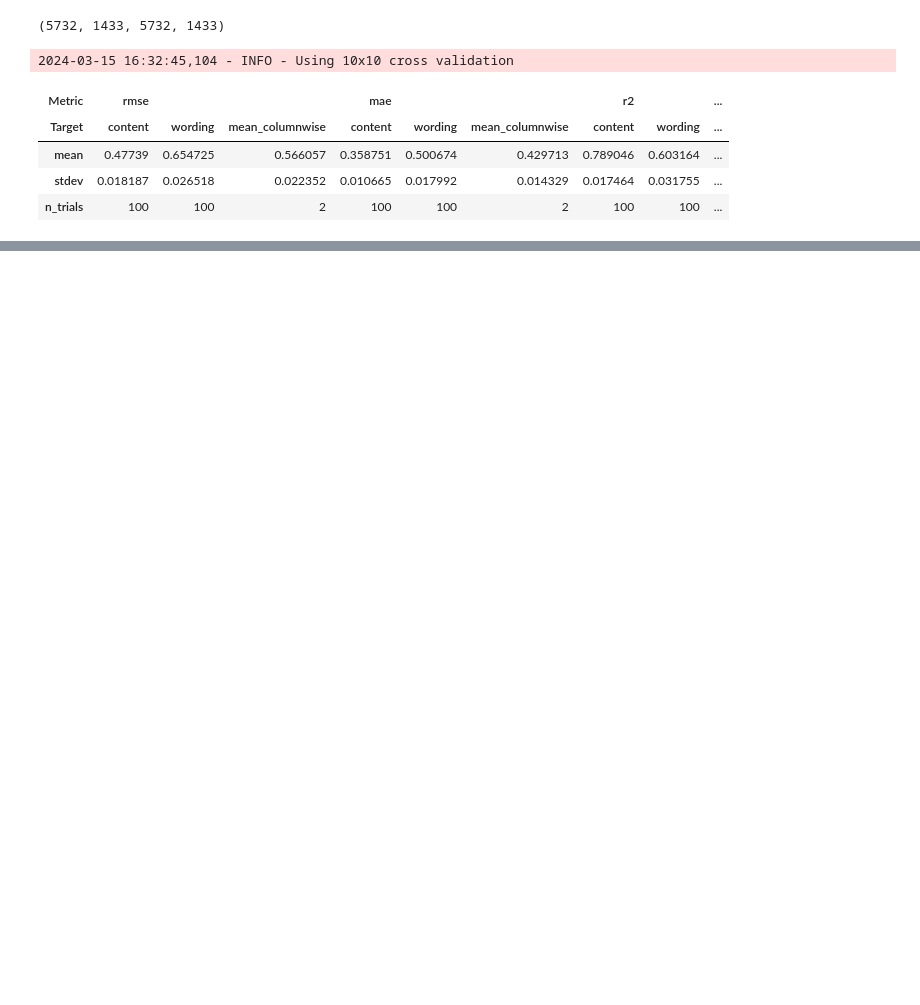
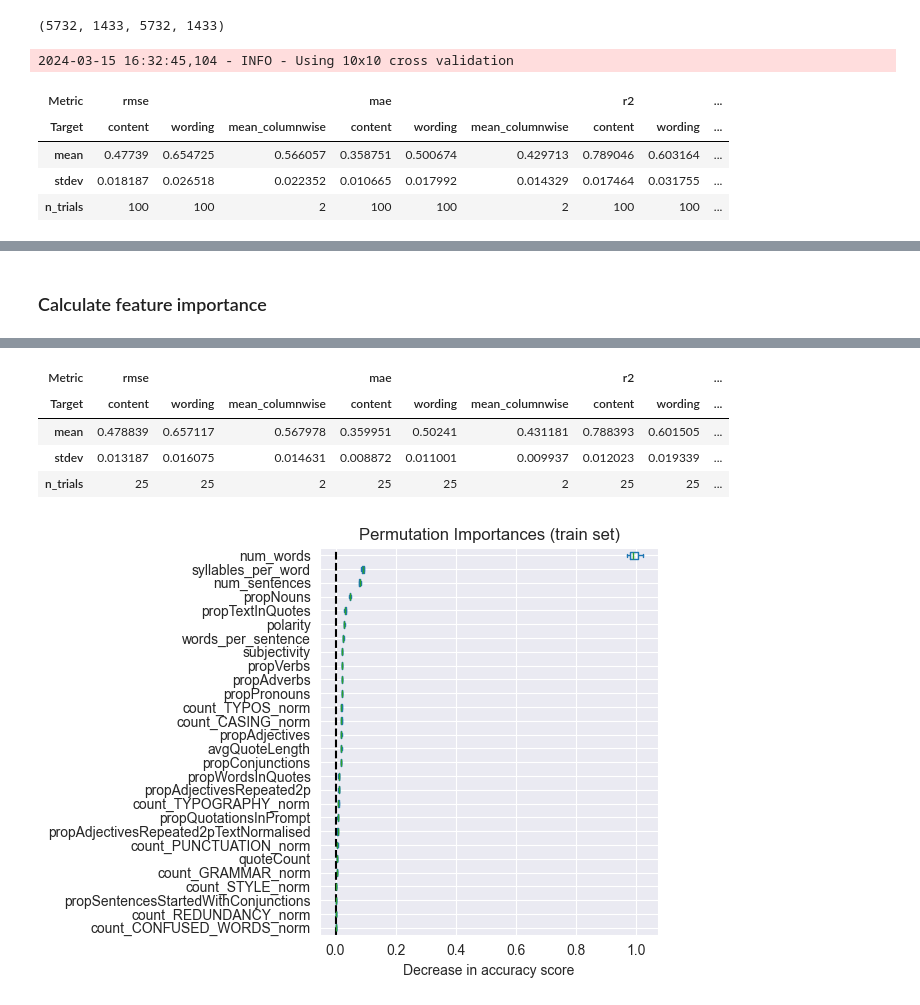
Before and after one commit to samwatsonn/summary-eval, a Jupyter notebook: notebooks/08-sam_model.ipynb, the cells around one changed output, grey strips where cells are left out. Cells and saved outputs as stored; diff of their text form; code cells hidden in the pictures; blank space fills up the shorter version.

Commit message:
feature importance

```diff
--- a/notebooks/08-sam_model.ipynb
+++ b/notebooks/08-sam_model.ipynb
@@ -258,3 +263,6 @@ summary_df["num_syllables"] = summary_df["text"].apply(textstat.syllable_count)
 summary_df["syllables_per_word"] = summary_df["num_syllables"] / summary_df["num_words"]
 # %% [markdown]
 # Evaluation
+# %%
+summary_df = pd.read_csv("../data/feature_df.csv")
+summary_df
@@ -283,0 +364,2 @@ results_df
+# %% [markdown]
+### Calculate feature importance
@@ -283,0 +368,22 @@ results_df
+# %%
+model = MultiOutputRegressor(HistGradientBoostingRegressor(random_state=0))
+
+results_df = cross_validate(model, X_train, y_train, n_folds=5, n_runs=5)
+display(results_df)
+
+model.fit(X_train, y_train)
+result = permutation_importance(
+    model, X_train, y_train, n_repeats=10, random_state=42, n_jobs=1
+)
+
+sorted_importances_idx = result.importances_mean.argsort()
+importances = pd.DataFrame(
+    result.importances[sorted_importances_idx].T,
+    columns=X.columns[sorted_importances_idx],
+)
+ax = importances.plot.box(vert=False, whis=10)
+ax.set_title("Permutation Importances (train set)")
+ax.axvline(x=0, color="k", linestyle="--")
+ax.set_xlabel("Decrease in accuracy score")
+ax.figure.tight_layout()
+# %% [output]
@@ -283,0 +391,6 @@ results_df
+| Metric | rmse |  |  | mae |  |  | r2 |  | ... |
+| Target | content | wording | mean_columnwise | content | wording | mean_columnwise | content | wording | ... |
+| mean | 0.478839 | 0.657117 | 0.567978 | 0.359951 | 0.50241 | 0.431181 | 0.788393 | 0.601505 | ... |
+| stdev | 0.013187 | 0.016075 | 0.014631 | 0.008872 | 0.011001 | 0.009937 | 0.012023 | 0.019339 | ... |
+| n_trials | 25 | 25 | 2 | 25 | 25 | 2 | 25 | 25 | ... |
+[figure, added]
```
Also changed, not shown: parts of 13 cells of this notebook, 1 other file.
